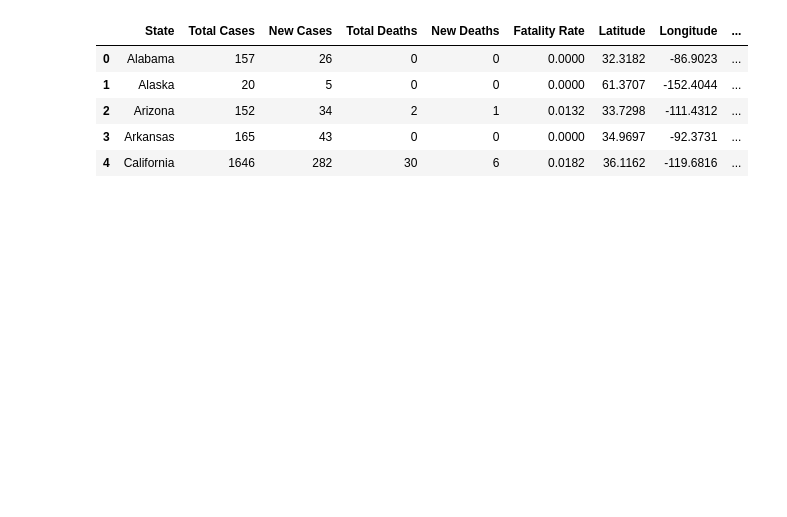
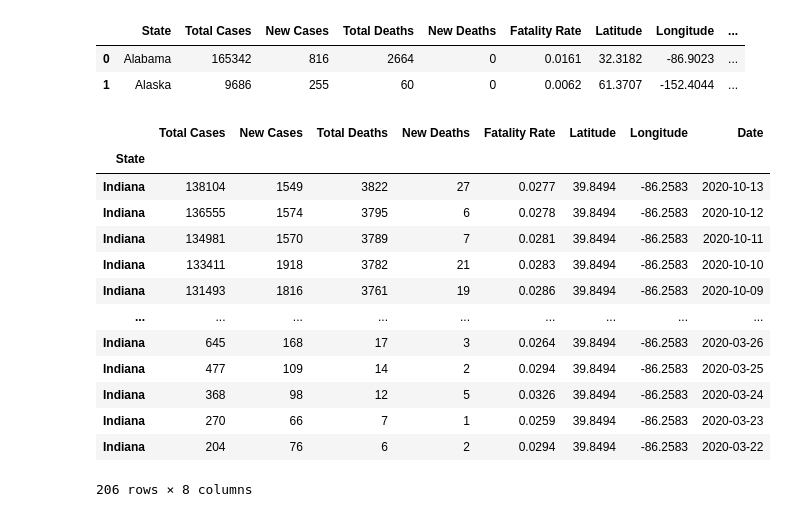
Before and after one commit to jbski/Covid19, a Jupyter notebook: Covid_19.ipynb, the cells around one changed output. Saved outputs shown, nothing was run; the diff lists cells and outputs as text; code cells hidden in the pictures; blank space fills up the shorter version.

```diff
--- a/Covid_19.ipynb
+++ b/Covid_19.ipynb
@@ -178,6 +235,6 @@ import datetime
 # %%
 # Create dataframe based on state data
-# covid_state_df = pd.DataFrame({
+# covid_state_new_df = pd.DataFrame({
 #     "State" : new_state,
 #     "Total Cases" : total_cases_state,
 #     "New Cases" : new_cases_state,
@@ -189,20 +246,33 @@ import datetime
 #     "Date" : date_state
 # })
 
-# covid_state_df.to_csv('Resources/covid_state_df.csv')
-# covid_state_df
+# covid_state_new_df.to_csv('Resources/covid_state_df.csv', mode='a', index=False, header=False )
+covid_state_new_df.head(2)
+# %% [output]
+|  | State | Total Cases | New Cases | Total Deaths | New Deaths | Fatality Rate | Latitude | Longitude | ... |
+| 0 | Alabama | 165342 | 816 | 2664 | 0 | 0.0161 | 32.3182 | -86.9023 | ... |
+| 1 | Alaska | 9686 | 255 | 60 | 0 | 0.0062 | 61.3707 | -152.4044 | ... |
 # %%
 state_data_path = 'Resources/covid_state_df.csv'
 county_data_path = 'Resources/covid_county_df.csv'
 covid_state_df = pd.read_csv(state_data_path)
 covid_county_df = pd.read_csv(county_data_path)
 # %%
-covid_state_df.drop(columns=['Unnamed: 0'], inplace = True)
-covid_state_df.head()
+# covid_state_df.drop(columns=['Unnamed: 0'], inplace = True)
+df_ind = covid_state_df.set_index('State')
+df_ind.loc['Indiana'].sort_values(by='Date', ascending=False)
 # %% [output]
-|  | State | Total Cases | New Cases | Total Deaths | New Deaths | Fatality Rate | Latitude | Longitude | ... |
-| 0 | Alabama | 157 | 26 | 0 | 0 | 0.0000 | 32.3182 | -86.9023 | ... |
-| 1 | Alaska | 20 | 5 | 0 | 0 | 0.0000 | 61.3707 | -152.4044 | ... |
-| 2 | Arizona | 152 | 34 | 2 | 1 | 0.0132 | 33.7298 | -111.4312 | ... |
-| 3 | Arkansas | 165 | 43 | 0 | 0 | 0.0000 | 34.9697 | -92.3731 | ... |
-| 4 | California | 1646 | 282 | 30 | 6 | 0.0182 | 36.1162 | -119.6816 | ... |
+|  | Total Cases | New Cases | Total Deaths | New Deaths | Fatality Rate | Latitude | Longitude | Date |
+| State |  |  |  |  |  |  |  |  |
+| Indiana | 138104 | 1549 | 3822 | 27 | 0.0277 | 39.8494 | -86.2583 | 2020-10-13 |
+| Indiana | 136555 | 1574 | 3795 | 6 | 0.0278 | 39.8494 | -86.2583 | 2020-10-12 |
+| Indiana | 134981 | 1570 | 3789 | 7 | 0.0281 | 39.8494 | -86.2583 | 2020-10-11 |
+| Indiana | 133411 | 1918 | 3782 | 21 | 0.0283 | 39.8494 | -86.2583 | 2020-10-10 |
+| Indiana | 131493 | 1816 | 3761 | 19 | 0.0286 | 39.8494 | -86.2583 | 2020-10-09 |
+| ... | ... | ... | ... | ... | ... | ... | ... | ... |
+| Indiana | 645 | 168 | 17 | 3 | 0.0264 | 39.8494 | -86.2583 | 2020-03-26 |
+| Indiana | 477 | 109 | 14 | 2 | 0.0294 | 39.8494 | -86.2583 | 2020-03-25 |
+| Indiana | 368 | 98 | 12 | 5 | 0.0326 | 39.8494 | -86.2583 | 2020-03-24 |
+| Indiana | 270 | 66 | 7 | 1 | 0.0259 | 39.8494 | -86.2583 | 2020-03-23 |
+| Indiana | 204 | 76 | 6 | 2 | 0.0294 | 39.8494 | -86.2583 | 2020-03-22 |
+206 rows × 8 columns
```
Also changed, not shown: parts of 12 cells of this notebook, 3 other files.
